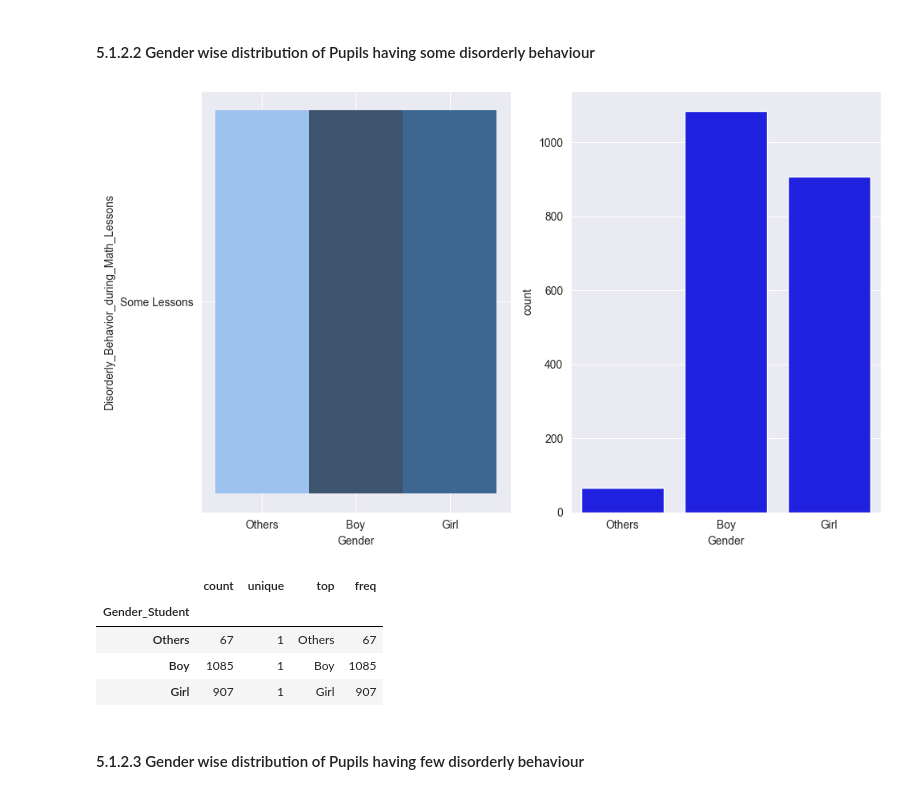
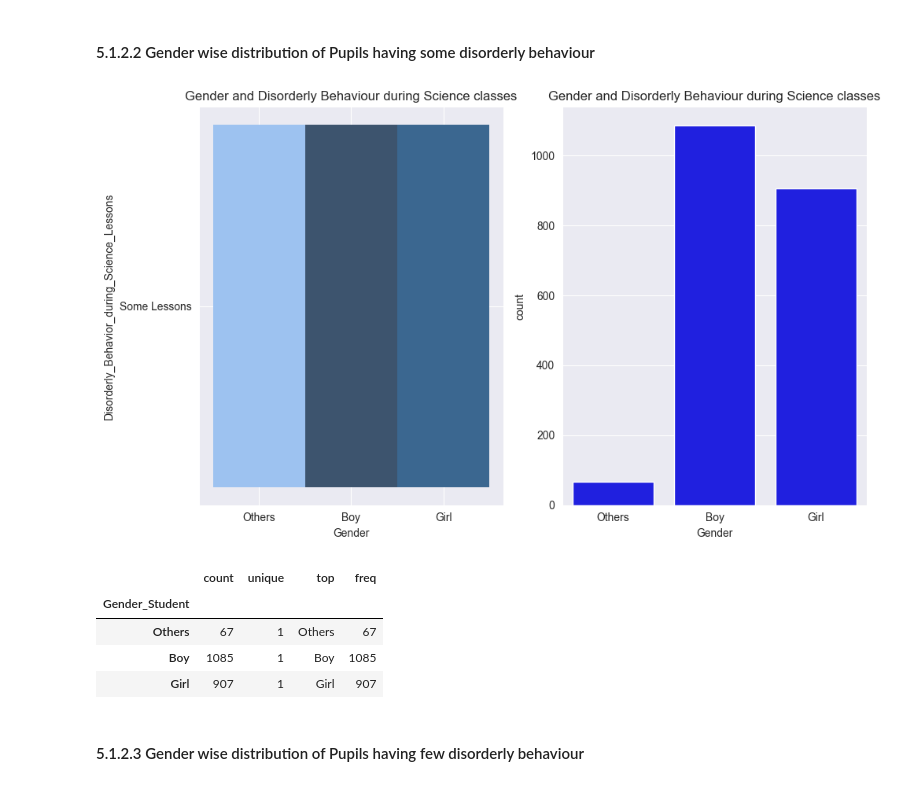
Before and after one commit to Sreerag20109451/data_miining_ca2_eda, a Jupyter notebook: T23_G8_-_05_-_EDA_-Gender_And_Behaviour.ipynb, the cells around one changed output. Drawn from its saved outputs; the diff is of its cells as text; code cells hidden in the pictures.

```diff
--- a/T23_G8_-_05_-_EDA_-Gender_And_Behaviour.ipynb
+++ b/T23_G8_-_05_-_EDA_-Gender_And_Behaviour.ipynb
@@ -127,10 +121,10 @@ math_grouped.describe()
 # %% [markdown]
 #### 5.1.2.2 Gender wise distribution of Pupils having some disorderly behaviour
 # %%
-maths_filterd, math_grouped = utils.getDisorderlyBehaviourPerGender(df, "Math", "Some")
+maths_filterd, math_grouped = utils.getDisorderlyBehaviourPerGender(df, "Science", "Some")
 math_grouped.describe()
 # %% [output]
-[figure, old version]
+[figure, new version]
 |  | count | unique | top | freq |
 | Gender_Student |  |  |  |  |
 | Others | 67 | 1 | Others | 67 |
```
Also changed, not shown: parts of 35 cells of this notebook, 32 other files.
